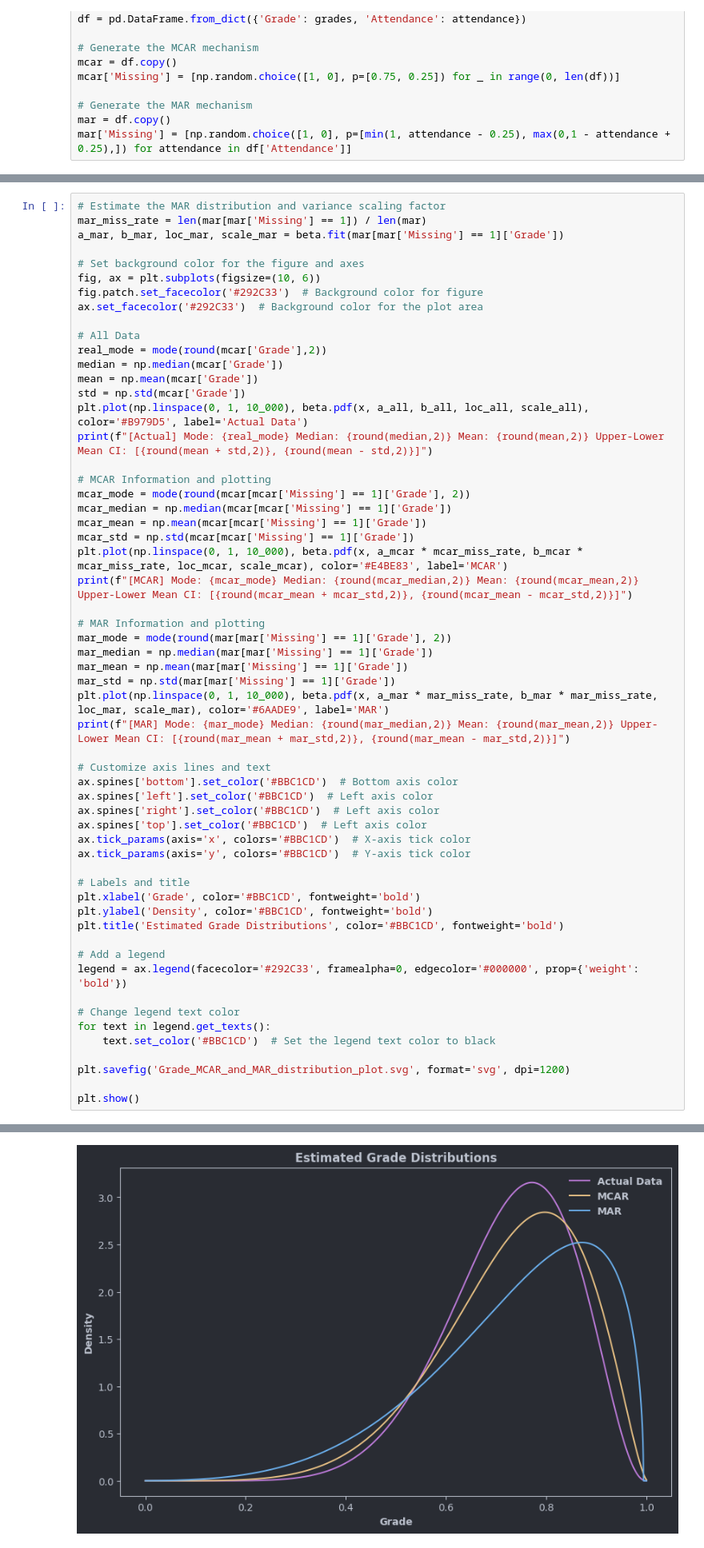
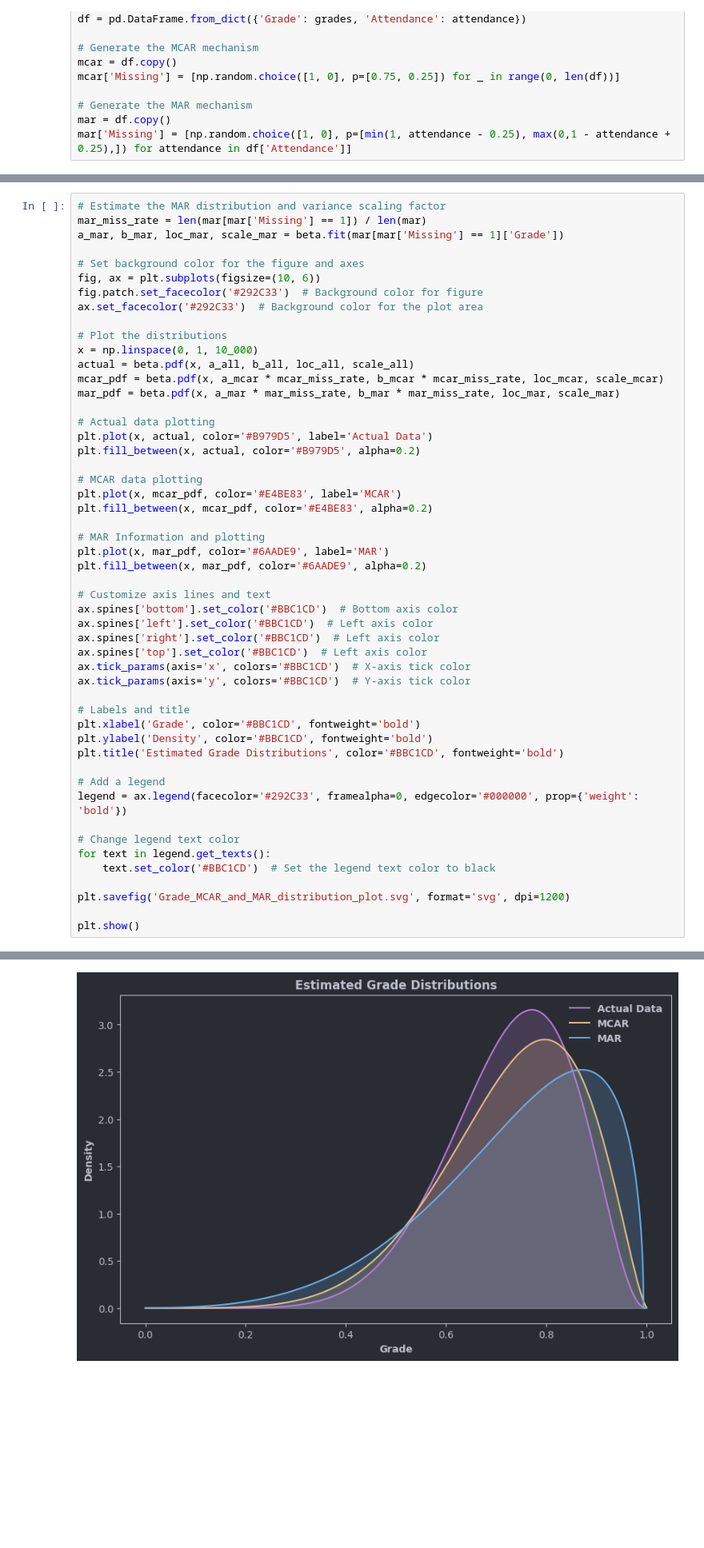
Before and after one commit to tomas-ramos21/Missing-Data, a Jupyter notebook: missing-data-part1.ipynb, the cells around one changed output, grey strips where cells are left out. Shown at 80% size. Saved outputs shown, nothing was run; the diff lists cells and outputs as text; blank space fills up the shorter version.

Commit message:
Updated distribution plots with fills

```diff
--- a/missing-data-part1.ipynb
+++ b/missing-data-part1.ipynb
@@ -107,29 +115,23 @@ fig, ax = plt.subplots(figsize=(10, 6))
 fig.patch.set_facecolor('#292C33')  # Background color for figure
 ax.set_facecolor('#292C33')  # Background color for the plot area
 
-# All Data
-real_mode = mode(round(mcar['Grade'],2))
-median = np.median(mcar['Grade'])
-mean = np.mean(mcar['Grade'])
-std = np.std(mcar['Grade'])
-plt.plot(np.linspace(0, 1, 10_000), beta.pdf(x, a_all, b_all, loc_all, scale_all), color='#B979D5', label='Actual Data')
-print(f"[Actual] Mode: {real_mode} Median: {round(median,2)} Mean: {round(mean,2)} Upper-Lower Mean CI: [{round(mean + std,2)}, {round(mean - std,2)}]")
+# Plot the distributions
+x = np.linspace(0, 1, 10_000)
+actual = beta.pdf(x, a_all, b_all, loc_all, scale_all)
+mcar_pdf = beta.pdf(x, a_mcar * mcar_miss_rate, b_mcar * mcar_miss_rate, loc_mcar, scale_mcar)
+mar_pdf = beta.pdf(x, a_mar * mar_miss_rate, b_mar * mar_miss_rate, loc_mar, scale_mar)
 
-# MCAR Information and plotting
-mcar_mode = mode(round(mcar[mcar['Missing'] == 1]['Grade'], 2))
-mcar_median = np.median(mcar[mcar['Missing'] == 1]['Grade'])
-mcar_mean = np.mean(mcar[mcar['Missing'] == 1]['Grade'])
-mcar_std = np.std(mcar[mcar['Missing'] == 1]['Grade'])
-plt.plot(np.linspace(0, 1, 10_000), beta.pdf(x, a_mcar * mcar_miss_rate, b_mcar * mcar_miss_rate, loc_mcar, scale_mcar), color='#E4BE83', label='MCAR')
-print(f"[MCAR] Mode: {mcar_mode} Median: {round(mcar_median,2)} Mean: {round(mcar_mean,2)} Upper-Lower Mean CI: [{round(mcar_mean + mcar_std,2)}, {round(mcar_mean - mcar_std,2)}]")
+# Actual data plotting
+plt.plot(x, actual, color='#B979D5', label='Actual Data')
+plt.fill_between(x, actual, color='#B979D5', alpha=0.2)
+
+# MCAR data plotting
+plt.plot(x, mcar_pdf, color='#E4BE83', label='MCAR')
+plt.fill_between(x, mcar_pdf, color='#E4BE83', alpha=0.2)
 
 # MAR Information and plotting
-mar_mode = mode(round(mar[mar['Missing'] == 1]['Grade'], 2))
-mar_median = np.median(mar[mar['Missing'] == 1]['Grade'])
-mar_mean = np.mean(mar[mar['Missing'] == 1]['Grade'])
-mar_std = np.std(mar[mar['Missing'] == 1]['Grade'])
-plt.plot(np.linspace(0, 1, 10_000), beta.pdf(x, a_mar * mar_miss_rate, b_mar * mar_miss_rate, loc_mar, scale_mar), color='#6AADE9', label='MAR')
-print(f"[MAR] Mode: {mar_mode} Median: {round(mar_median,2)} Mean: {round(mar_mean,2)} Upper-Lower Mean CI: [{round(mar_mean + mar_std,2)}, {round(mar_mean - mar_std,2)}]")
+plt.plot(x, mar_pdf, color='#6AADE9', label='MAR')
+plt.fill_between(x, mar_pdf, color='#6AADE9', alpha=0.2)
 
 # Customize axis lines and text
 ax.spines['bottom'].set_color('#BBC1CD')  # Bottom axis color
@@ -161,4 +160,4 @@ plt.show()
-[figure, old version]
+[figure, new version]
 # %%
 # Simulate a large amount of data with the same mechanism.
 # This large amount of data is obtained to get better estimates and less erratic lines on the graphs.
```
Also changed, not shown: parts of 3 cells of this notebook.
